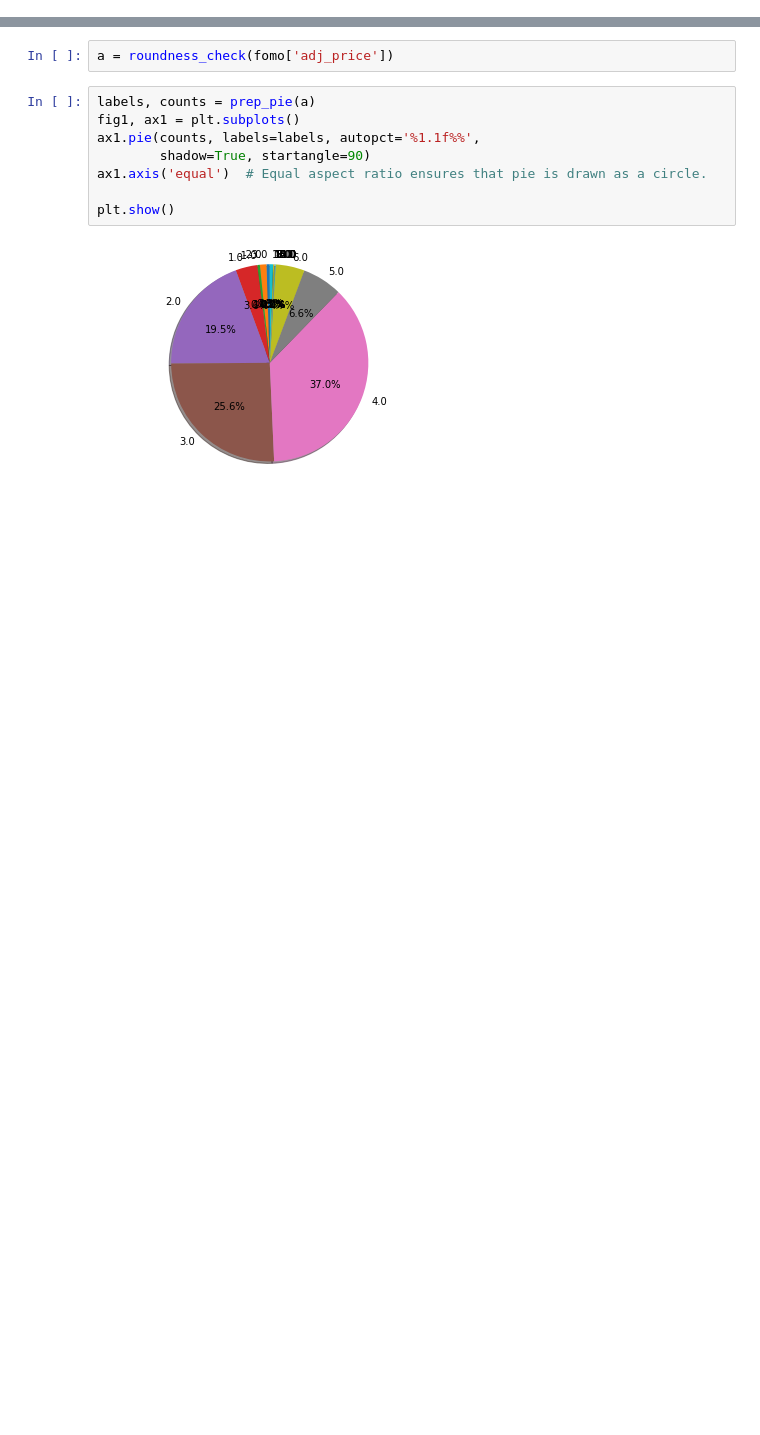
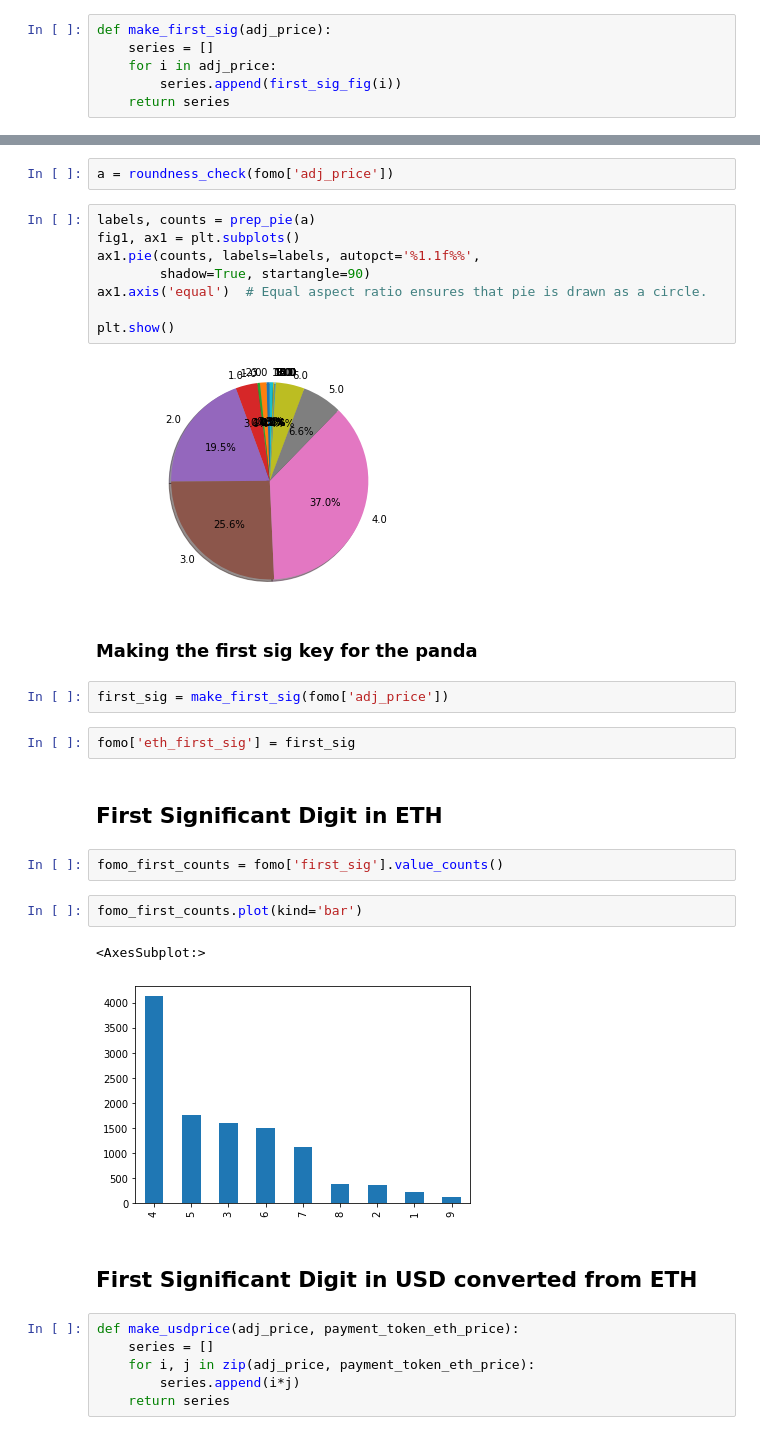
Before and after one commit to Cwolfe13/NFT-Wash-Analysis, a Jupyter notebook: benford.ipynb, the cells around one changed output, grey strips where cells are left out. Cells and saved outputs as stored; diff of their text form; blank space fills up the shorter version.

```diff
--- a/benford.ipynb
+++ b/benford.ipynb
@@ -240,6 +252,12 @@ def prep_pie(np_counts):
         labels.append(i)
         counts.append(test[i])
     return labels, counts
+# %%
+def make_first_sig(adj_price):
+    series = []
+    for i in adj_price:
+        series.append(first_sig_fig(i))
+    return series
 # %%
 fig1, ax1 = plt.subplots()
 ax1.pie(counts, labels=labels, autopct='%1.1f%%',
@@ -282,3 +302,26 @@ ax1.axis('equal')  # Equal aspect ratio ensures that pie is drawn as a circle.
 plt.show()
 # %% [output]
 [figure]
+# %% [markdown]
+### Making the first sig key for the panda
+# %%
+first_sig = make_first_sig(fomo['adj_price'])
+# %%
+fomo['eth_first_sig'] = first_sig
+# %% [markdown]
+## First Significant Digit in ETH
+# %%
+fomo_first_counts = fomo['first_sig'].value_counts()
+# %%
+fomo_first_counts.plot(kind='bar')
+# %% [output]
+<AxesSubplot:>
+[figure, added]
+# %% [markdown]
+## First Significant Digit in USD converted from ETH
+# %%
+def make_usdprice(adj_price, payment_token_eth_price):
+    series = []
+    for i, j in zip(adj_price, payment_token_eth_price):
+        series.append(i*j)
+    return series
```
Also changed, not shown: parts of 21 cells of this notebook, 2 other files.
